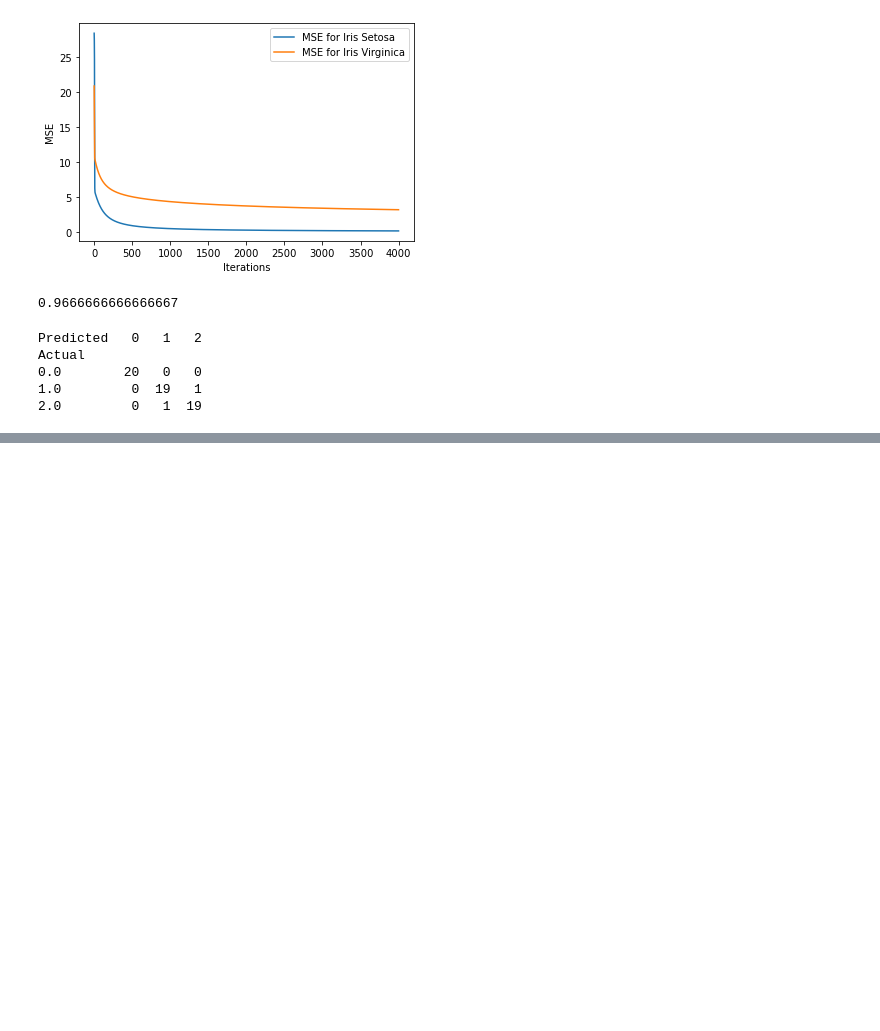
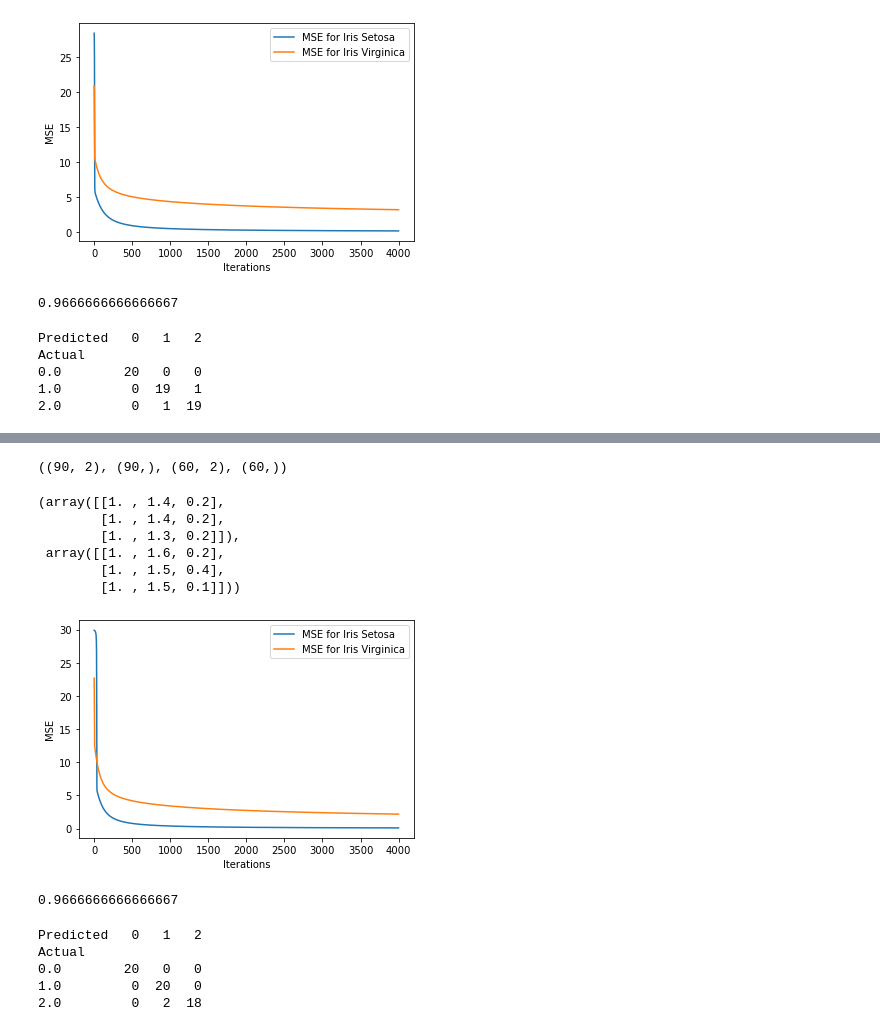
Before and after one commit to Sivaranjith1/iris_classification, a Jupyter notebook: classification.ipynb, the cells around one changed output, grey strips where cells are left out. Saved outputs shown, nothing was run; the diff lists cells and outputs as text; code cells hidden in the pictures; blank space fills up the shorter version.

```diff
--- a/classification.ipynb
+++ b/classification.ipynb
@@ -446,0 +463,38 @@ Actual
+# %%
+data_np = data.to_numpy()
+training, test = data_np[:30, :], data_np[30:50, :]
+training, test = np.append(training, data_np[50:80, :], axis=0), np.append(test, data_np[80:100, :], axis=0)
+training, test = np.append(training, data_np[100:130, :], axis=0), np.append(test, data_np[130:, :], axis=0)
+X_train, y_train = training[:, :-1], training[:, -1]
+X_test, y_test = test[:, :-1], test[:, -1]
+X_train.shape, y_train.shape, X_test.shape, y_test.shape
+# %% [output]
+((90, 2), (90,), (60, 2), (60,))
+# %%
+X_train = np.c_[np.ones(X_train.shape[0]), X_train]
+X_test = np.c_[np.ones(X_test.shape[0]), X_test]
+X_train[:3], X_test[:3]
+# %% [output]
+(array([[1. , 1.4, 0.2],
+        [1. , 1.4, 0.2],
+        [1. , 1.3, 0.2]]),
+ array([[1. , 1.6, 0.2],
+        [1. , 1.5, 0.4],
+        [1. , 1.5, 0.1]]))
+# %%
+classifier_setosa, classifier_viriginica = multi_class_linear_classifier(learning_rate=0.005, n_iters=4000)
+# %% [output]
+[figure, added]
+# %%
+multi_class_linear_classifier_test(classifier_setosa, classifier_viriginica, X_test, y_test)
+# %% [output]
+0.9666666666666667
+# %%
+pred = multi_class_linear_classifier_predict(classifier_setosa, classifier_viriginica, X_test)
+confusion_matrix(y_test, pred)
+# %% [output]
+Predicted   0   1   2
+Actual
+0.0        20   0   0
+1.0         0  20   0
+2.0         0   2  18
```
Also changed, not shown: parts of 2 cells of this notebook.
